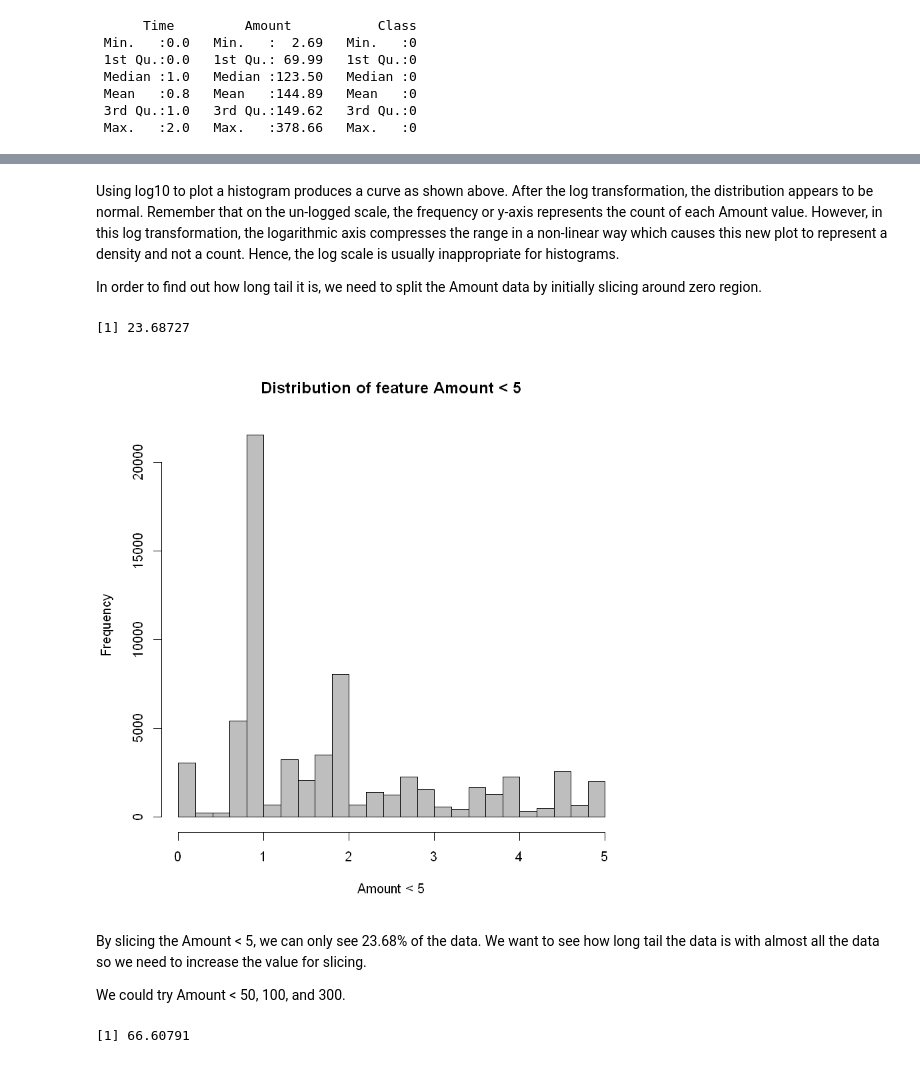
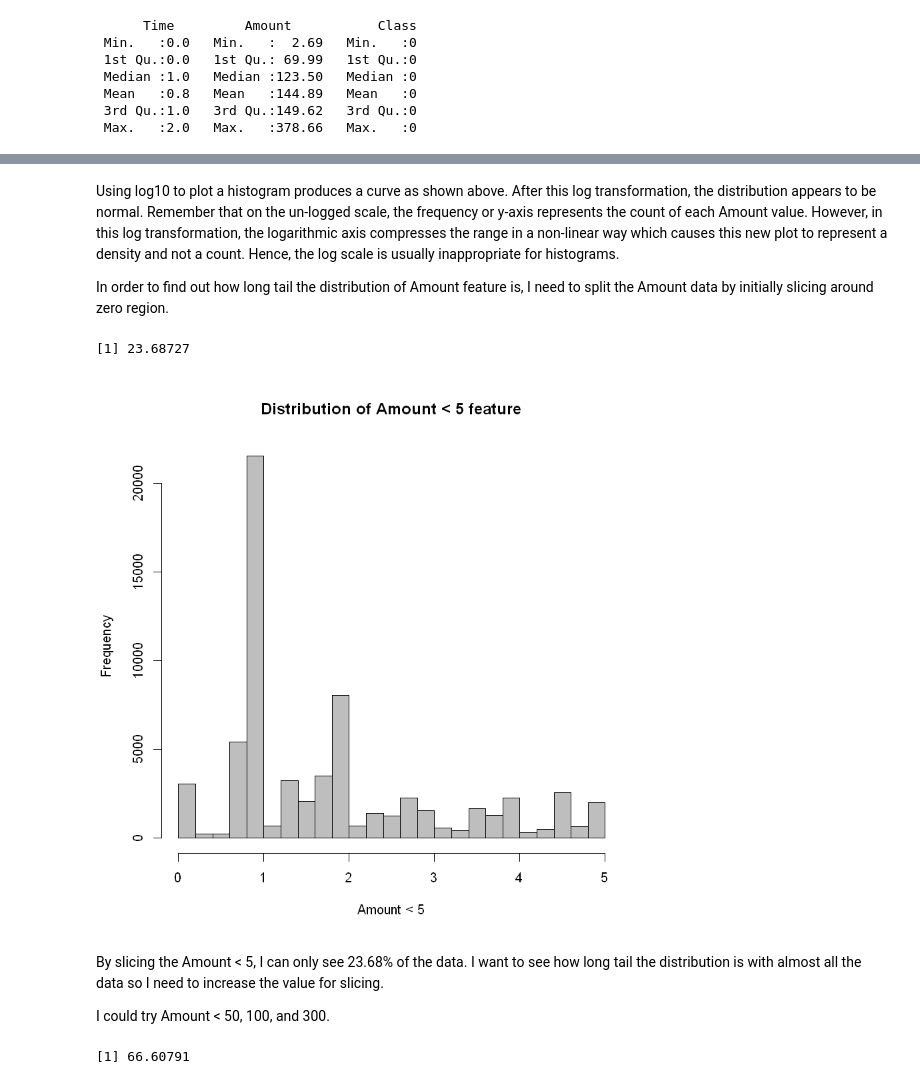
Before and after one commit to jraymartinez/myrepo, a Jupyter notebook: INFO659AI.ipynb, the cells around one changed output, grey strips where cells are left out. Saved outputs shown, nothing was run; the diff lists cells and outputs as text; code cells hidden in the pictures.

```diff
--- a/INFO659AI.ipynb
+++ b/INFO659AI.ipynb
@@ -120,19 +123,19 @@ hist(log10(dataName$Amount), breaks=10, col="gray", xlab="log10(Amount)", main="
 # %% [markdown]
-Using log10 to plot a histogram produces a curve as shown above. After the log transformation, the distribution appears to be normal. Remember that on the un-logged scale, the frequency or y-axis represents the count of each Amount value. However, in this log transformation, the logarithmic axis compresses the range in a non-linear way which causes this new plot to represent a density and not a count. Hence, the log scale is usually inappropriate for histograms.
+Using log10 to plot a histogram produces a curve as shown above. After this log transformation, the distribution appears to be normal. Remember that on the un-logged scale, the frequency or y-axis represents the count of each Amount value. However, in this log transformation, the logarithmic axis compresses the range in a non-linear way which causes this new plot to represent a density and not a count. Hence, the log scale is usually inappropriate for histograms.
 
-In order to find out how long tail it is, we need to split the Amount data by initially slicing around zero region.
+In order to find out how long tail the distribution of Amount feature is, I need to split the Amount data by initially slicing around zero region.
 # %%
 length(dataName$Amount[dataName$Amount < 5])/length(dataName$Amount) * 100
 # %% [output]
 [1] 23.68727
 # %%
-hist(dataName$Amount[dataName$Amount < 5], col="gray", xlab="Amount < 5", main="Distribution of feature Amount < 5")
+hist(dataName$Amount[dataName$Amount < 5], col="gray", xlab="Amount < 5", main="Distribution of Amount < 5 feature")
 # %% [output]
-[figure, old version]
+[figure, new version]
 # %% [markdown]
-By slicing the Amount < 5, we can only see 23.68% of the data. We want to see how long tail the data is with almost all the data so we need to increase the value for slicing.
+By slicing the Amount < 5, I can only see 23.68% of the data. I want to see how long tail the distribution is with almost all the data so I need to increase the value for slicing.
 
-We could try Amount < 50, 100, and 300.
+I could try Amount < 50, 100, and 300.
 # %%
 length(dataName$Amount[dataName$Amount < 50])/length(dataName$Amount) * 100
 # %% [output]
```
Also changed, not shown: parts of 23 cells of this notebook, 2 other files.
